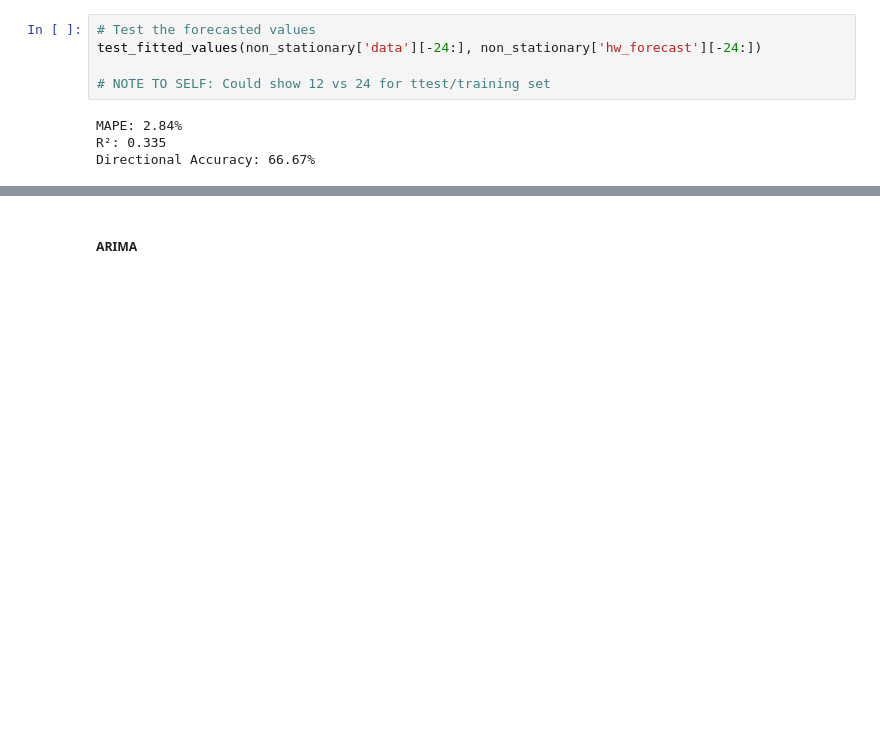
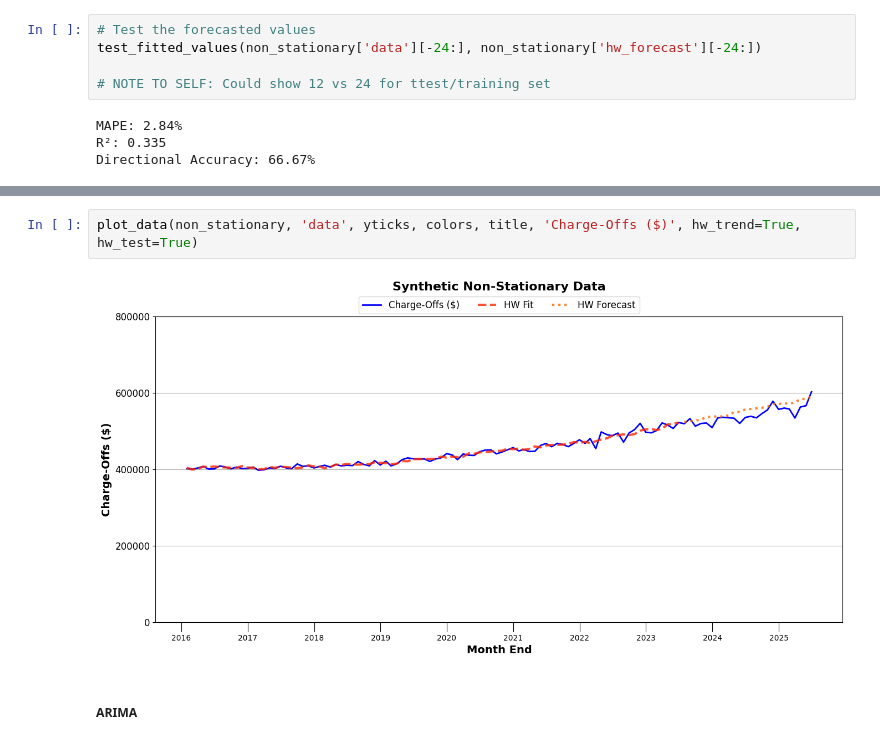
Before and after one commit to imoore99/arima_sarima, a Jupyter notebook: arima_sarima_forecasting.ipynb, the cells around one changed output, grey strips where cells are left out. Drawn from its saved outputs; the diff is of its cells as text; blank space fills up the shorter version.

```diff
--- a/arima_sarima_forecasting.ipynb
+++ b/arima_sarima_forecasting.ipynb
@@ -673,3 +673,7 @@ TypeError: plot_data() got an unexpected keyword argument 'hw'
+# %%
+plot_data(non_stationary, 'data', yticks, colors, title, 'Charge-Offs ($)', hw_trend=True, hw_test=True)
+# %% [output]
+[figure, added]
 # %% [markdown]
 ##### ARIMA
 # %%
```
Also changed, not shown: parts of 11 cells of this notebook, 6 other files.
